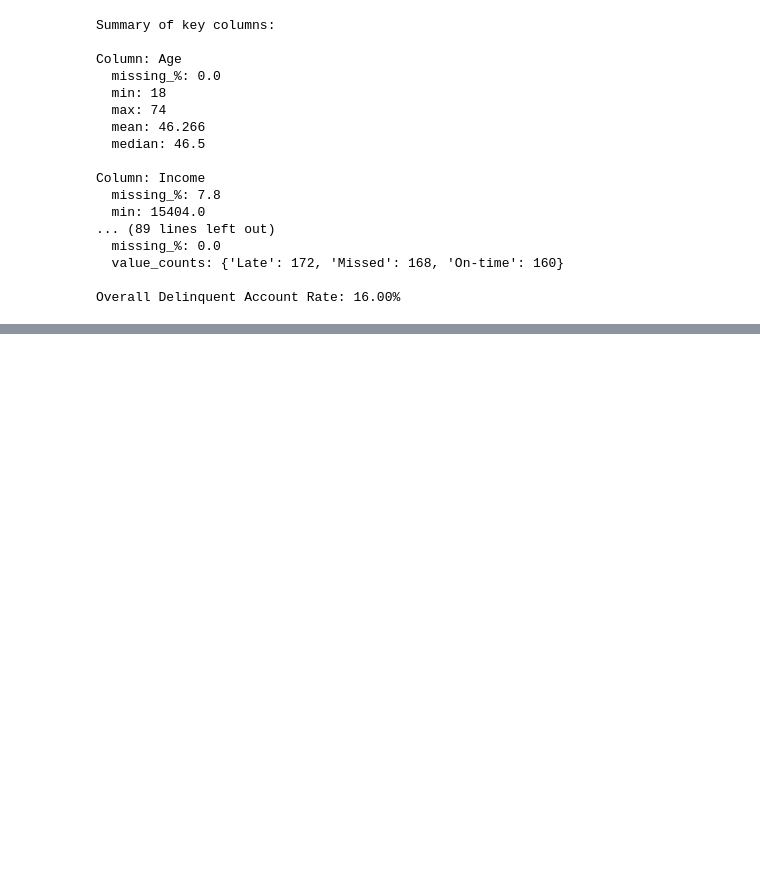
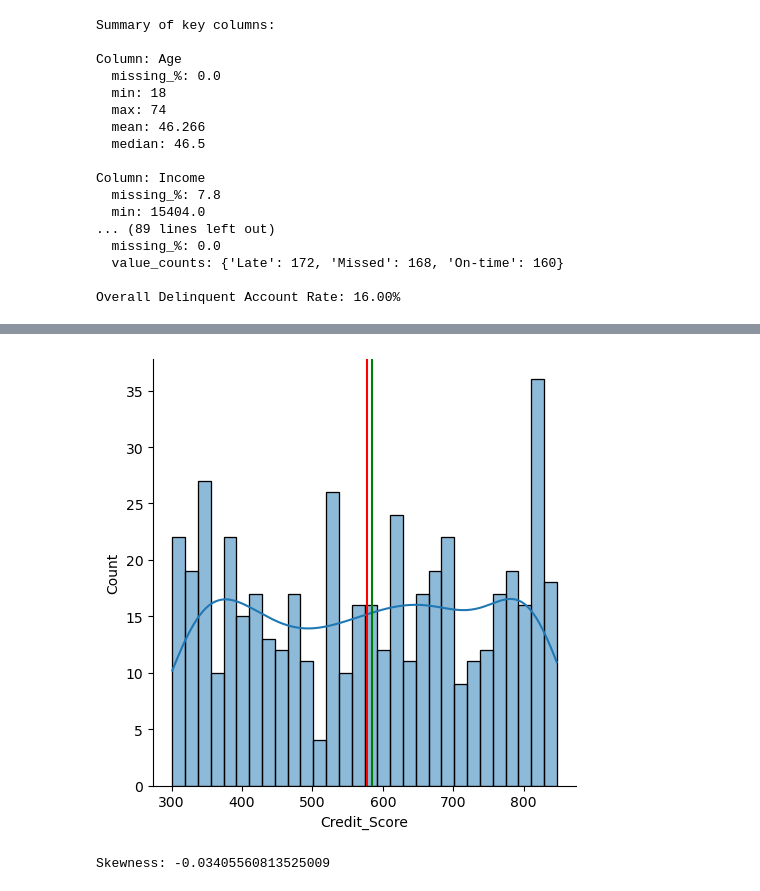
Before and after one commit to shrikant-DS/Geldiums_delinquency_risk_assessment, a Jupyter notebook: Geldiums_EDA.ipynb, the cells around one changed output, grey strips where cells are left out. Saved outputs shown, nothing was run; the diff lists cells and outputs as text; code cells hidden in the pictures; blank space fills up the shorter version.

```diff
--- a/Geldiums_EDA.ipynb
+++ b/Geldiums_EDA.ipynb
@@ -150,0 +192,3 @@ Overall Delinquent Account Rate: 16.00%
+# %%
+
+df['Income'].fillna(df['Income'].mean(),inplace= True)
@@ -150,0 +207,11 @@ Overall Delinquent Account Rate: 16.00%
+# %%
+sns.displot(df['Credit_Score'], bins=30, kde=True)
+plt.axvline(df['Credit_Score'].mean(), color= 'r')
+plt.axvline(df['Credit_Score'].median(), color= 'g')
+plt.show()
+# %% [output]
+[figure, added]
+# %%
+print("Skewness:", df['Credit_Score'].skew())
+# %% [output]
+Skewness: -0.03405560813525009
```
Also changed, not shown: parts of 13 cells of this notebook.
